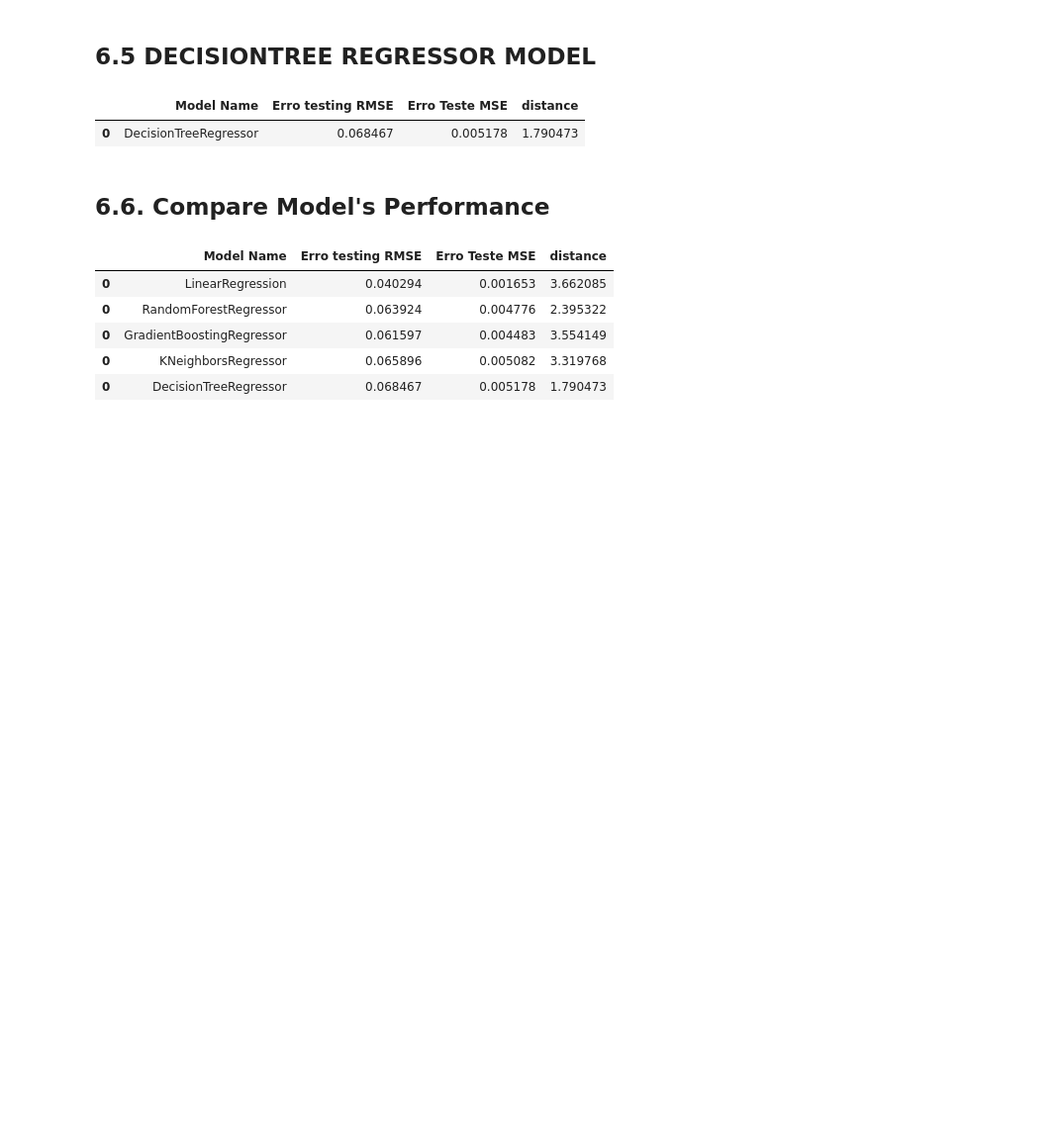
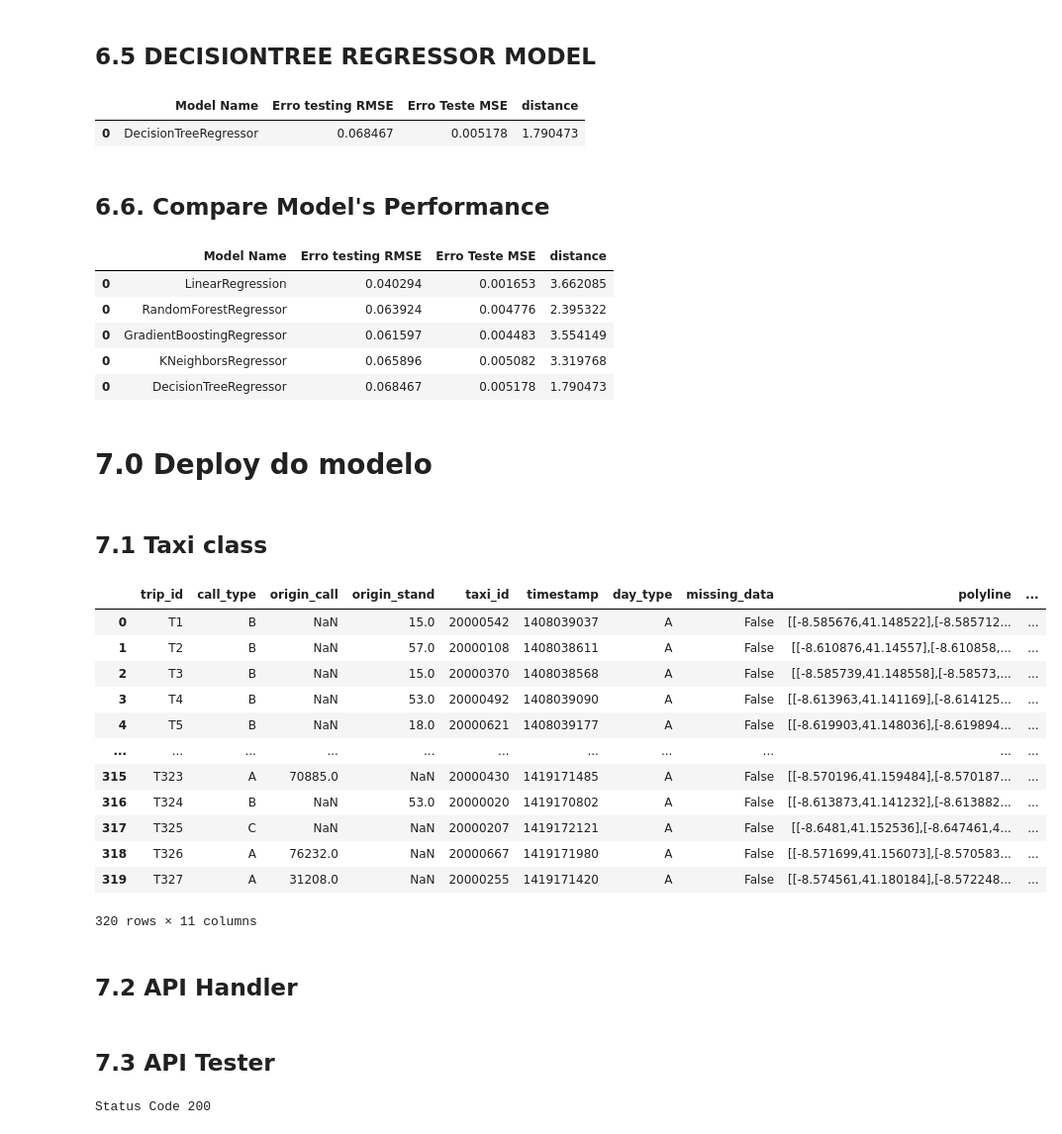
Before and after one commit to douglasaturnino/taxi_trajectory_prediction, a Jupyter notebook: notebooks/taxi.ipynb, the cells around one changed output. Shown at 99% size. Saved outputs shown, nothing was run; the diff lists cells and outputs as text; code cells hidden in the pictures; blank space fills up the shorter version.

Commit message:
Finalizado o deploy do modelo

```diff
--- a/notebooks/taxi.ipynb
+++ b/notebooks/taxi.ipynb
@@ -652,3 +652,7 @@ modelling_result
 | 0 | GradientBoostingRegressor | 0.061597 | 0.004483 | 3.554149 |
 | 0 | KNeighborsRegressor | 0.065896 | 0.005082 | 3.319768 |
 | 0 | DecisionTreeRegressor | 0.068467 | 0.005178 | 1.790473 |
+# %% [markdown]
+# 7.0 Deploy do modelo
+# %% [markdown]
+## 7.1 Taxi class
@@ -654,0 +744,30 @@ modelling_result
+# %%
+home = os.path.dirname(os.getcwd())
+df = pd.read_csv(os.path.join(home, 'data', 'test.csv'))
+model_pah = os.path.join(home, 'model', 'GradientBoostingRegressor.pkl')
+model = pickle.load(open(model_pah, 'rb'))
+# %%
+taxi = taxi()
+df1 = taxi.data_cleaning(df)
+df2 = taxi.feature_engineering(df1)
+df3 = taxi.data_preparation(df2)
+df4 = taxi.get_prediction(model, df3)
+
+df[['pred_lat', 'pred_long']] = df4
+df
+# %% [output]
+|  | trip_id | call_type | origin_call | origin_stand | taxi_id | timestamp | day_type | missing_data | polyline | ... |
+| 0 | T1 | B | NaN | 15.0 | 20000542 | 1408039037 | A | False | [[-8.585676,41.148522],[-8.585712... | ... |
+| 1 | T2 | B | NaN | 57.0 | 20000108 | 1408038611 | A | False | [[-8.610876,41.14557],[-8.610858,... | ... |
+| 2 | T3 | B | NaN | 15.0 | 20000370 | 1408038568 | A | False | [[-8.585739,41.148558],[-8.58573,... | ... |
+| 3 | T4 | B | NaN | 53.0 | 20000492 | 1408039090 | A | False | [[-8.613963,41.141169],[-8.614125... | ... |
+| 4 | T5 | B | NaN | 18.0 | 20000621 | 1408039177 | A | False | [[-8.619903,41.148036],[-8.619894... | ... |
+| ... | ... | ... | ... | ... | ... | ... | ... | ... | ... | ... |
+| 315 | T323 | A | 70885.0 | NaN | 20000430 | 1419171485 | A | False | [[-8.570196,41.159484],[-8.570187... | ... |
+| 316 | T324 | B | NaN | 53.0 | 20000020 | 1419170802 | A | False | [[-8.613873,41.141232],[-8.613882... | ... |
+| 317 | T325 | C | NaN | NaN | 20000207 | 1419172121 | A | False | [[-8.6481,41.152536],[-8.647461,4... | ... |
+| 318 | T326 | A | 76232.0 | NaN | 20000667 | 1419171980 | A | False | [[-8.571699,41.156073],[-8.570583... | ... |
+| 319 | T327 | A | 31208.0 | NaN | 20000255 | 1419171420 | A | False | [[-8.574561,41.180184],[-8.572248... | ... |
+320 rows × 11 columns
+# %% [markdown]
+## 7.2 API Handler
@@ -654,0 +822,2 @@ modelling_result
+# %% [markdown]
+## 7.3 API Tester
@@ -654,0 +834,10 @@ modelling_result
+# %%
+# API Call
+url = 'http://0.0.0.0:5000/taxi/predict'
+header = {'Content-type': 'application/json'}
+data = data
+
+r = requests.post(url, data=data, headers=header)
+print('Status Code {}'.format(r.status_code))
+# %% [output]
+Status Code 200
```
Also changed, not shown: parts of 5 cells of this notebook, 1 other file.
